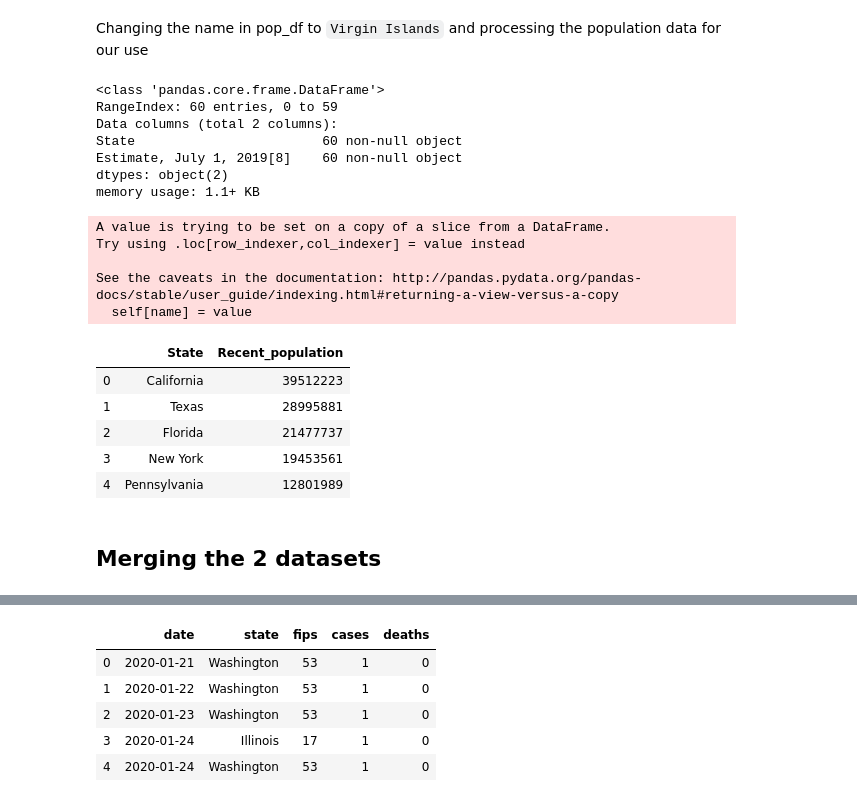
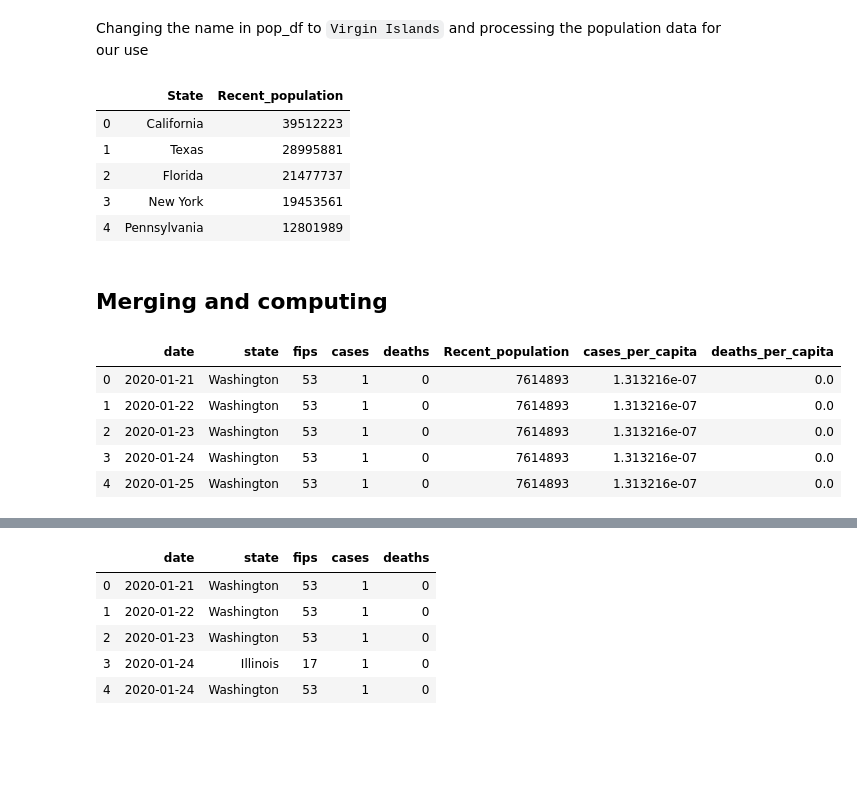
Before and after one commit to kmair/covid-usa, a Jupyter notebook: EDA.ipynb, the cells around one changed output, grey strips where cells are left out. Saved outputs shown, nothing was run; the diff lists cells and outputs as text; code cells hidden in the pictures; blank space fills up the shorter version.

```diff
--- a/EDA.ipynb
+++ b/EDA.ipynb
@@ -81,16 +79,6 @@ State names in COVID-19 data not common are:
 Virgin Islands
 # %% [markdown]
 Changing the name in pop_df to `Virgin Islands` and processing the population data for our use
-# %%
-pop_df.info()
-# %% [output]
-<class 'pandas.core.frame.DataFrame'>
-RangeIndex: 60 entries, 0 to 59
-Data columns (total 2 columns):
-State                        60 non-null object
-Estimate, July 1, 2019[8]    60 non-null object
-dtypes: object(2)
-memory usage: 1.1+ KB
 # %%
 import re
 import warnings
@@ -112,21 +100,32 @@ pop_df.rename(columns={pop_df.columns[1]: 'Recent_population'}, inplace=True)
 
 pop_df['Recent_population'] = pop_df['Recent_population'].apply(pre_process)
 
-pop_df[pop_df.State == 'U.S. Virgin Islands'].State = 'Virgin Islands'
+# pop_df[pop_df.State == 'U.S. Virgin Islands'].State = 'Virgin Islands'
+pop_df.replace('U.S. Virgin Islands', 'Virgin Islands', inplace=True)
 
 pop_df.head()
 # %% [output]
-A value is trying to be set on a copy of a slice from a DataFrame.
-Try using .loc[row_indexer,col_indexer] = value instead
-
-See the caveats in the documentation: http://pandas.pydata.org/pandas-docs/stable/user_guide/indexing.html#returning-a-view-versus-a-copy
-  self[name] = value
 |  | State | Recent_population |
 | 0 | California | 39512223 |
 | 1 | Texas | 28995881 |
 | 2 | Florida | 21477737 |
 | 3 | New York | 19453561 |
 | 4 | Pennsylvania | 12801989 |
-# %% [markdown]
-## Merging the 2 datasets
+# %% [markdown]
+## Merging and computing
+# %%
+data = pd.merge(df, pop_df, left_on='state', right_on='State')
+# %%
+data['cases_per_capita'] = data.cases / data.Recent_population
+data['deaths_per_capita'] = data.deaths / data.Recent_population
+
+data.drop(columns=['State'], inplace=True)
+data.head()
+# %% [output]
+|  | date | state | fips | cases | deaths | Recent_population | cases_per_capita | deaths_per_capita |
+| 0 | 2020-01-21 | Washington | 53 | 1 | 0 | 7614893 | 1.313216e-07 | 0.0 |
+| 1 | 2020-01-22 | Washington | 53 | 1 | 0 | 7614893 | 1.313216e-07 | 0.0 |
+| 2 | 2020-01-23 | Washington | 53 | 1 | 0 | 7614893 | 1.313216e-07 | 0.0 |
+| 3 | 2020-01-24 | Washington | 53 | 1 | 0 | 7614893 | 1.313216e-07 | 0.0 |
+| 4 | 2020-01-25 | Washington | 53 | 1 | 0 | 7614893 | 1.313216e-07 | 0.0 |
 # %% [markdown]
```
Also changed, not shown: parts of 10 cells of this notebook.
